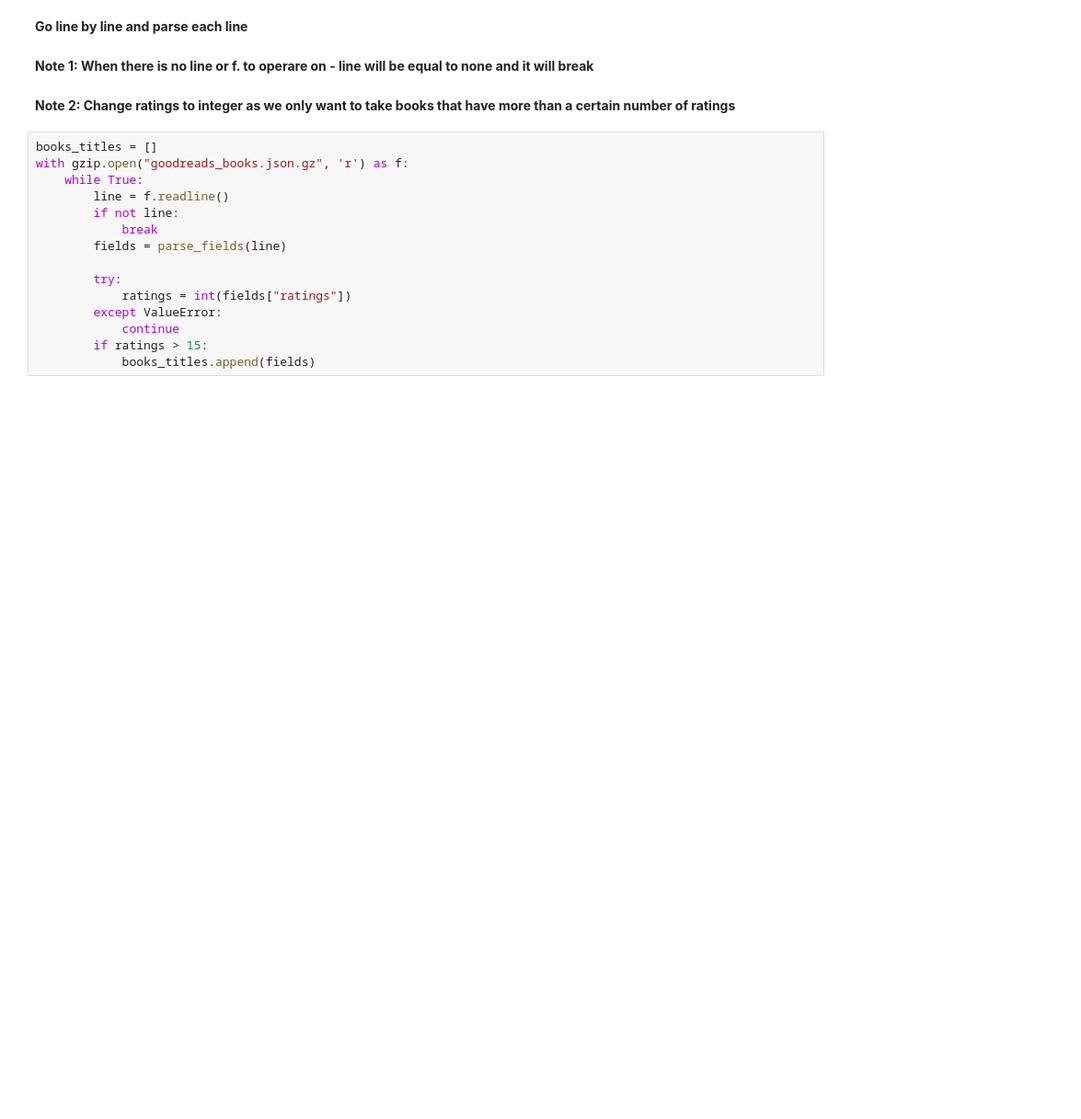
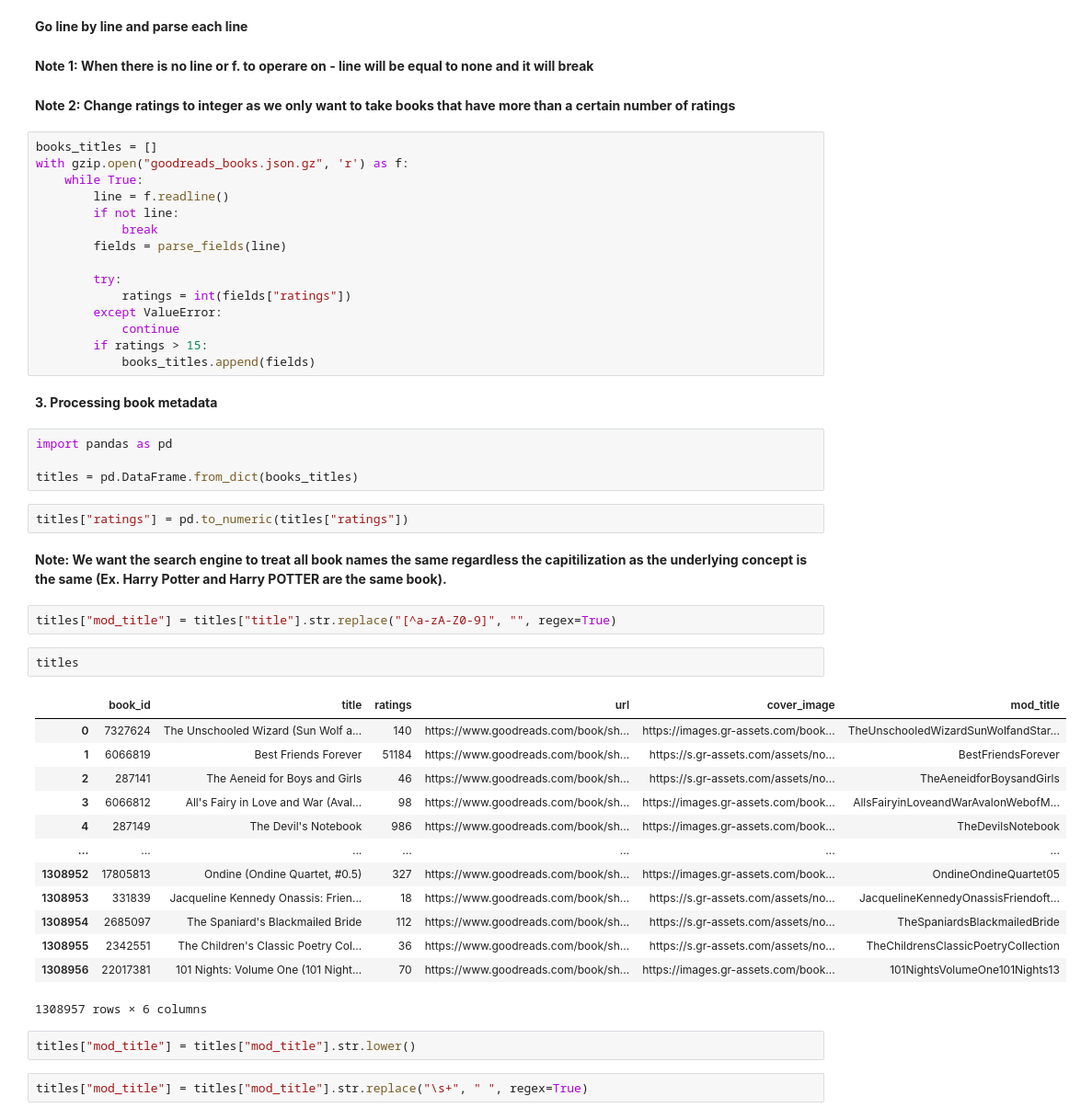
Before and after one commit to BritneyAgius/Book-Recommendation-System, a Jupyter notebook: Src/search.ipynb, the cells around one changed output. Shown at 92% size. Saved outputs shown, nothing was run; the diff lists cells and outputs as text; blank space fills up the shorter version.

Commit message:
3. Processing Book Metadata

```diff
--- a/Src/search.ipynb
+++ b/Src/search.ipynb
@@ -84,3 +84,35 @@ with gzip.open("goodreads_books.json.gz", 'r') as f:
             continue
         if ratings > 15:
             books_titles.append(fields)
+# %% [markdown]
+**3. Processing book metadata**
+# %%
+import pandas as pd
+
+titles = pd.DataFrame.from_dict(books_titles)
+# %%
+titles["ratings"] = pd.to_numeric(titles["ratings"])
+# %% [markdown]
+**Note: We want the search engine to treat all book names the same regardless the capitilization as the underlying concept is the same (Ex. Harry Potter and Harry POTTER are the same book).**
+# %%
+titles["mod_title"] = titles["title"].str.replace("[^a-zA-Z0-9]", "", regex=True)
+# %%
+titles
+# %% [output]
+|  | book_id | title | ratings | url | cover_image | mod_title |
+| 0 | 7327624 | The Unschooled Wizard (Sun Wolf a... | 140 | https://www.goodreads.com/book/sh... | https://images.gr-assets.com/book... | TheUnschooledWizardSunWolfandStar... |
+| 1 | 6066819 | Best Friends Forever | 51184 | https://www.goodreads.com/book/sh... | https://s.gr-assets.com/assets/no... | BestFriendsForever |
+| 2 | 287141 | The Aeneid for Boys and Girls | 46 | https://www.goodreads.com/book/sh... | https://s.gr-assets.com/assets/no... | TheAeneidforBoysandGirls |
+| 3 | 6066812 | All's Fairy in Love and War (Aval... | 98 | https://www.goodreads.com/book/sh... | https://images.gr-assets.com/book... | AllsFairyinLoveandWarAvalonWebofM... |
+| 4 | 287149 | The Devil's Notebook | 986 | https://www.goodreads.com/book/sh... | https://images.gr-assets.com/book... | TheDevilsNotebook |
+| ... | ... | ... | ... | ... | ... | ... |
+| 1308952 | 17805813 | Ondine (Ondine Quartet, #0.5) | 327 | https://www.goodreads.com/book/sh... | https://images.gr-assets.com/book... | OndineOndineQuartet05 |
+| 1308953 | 331839 | Jacqueline Kennedy Onassis: Frien... | 18 | https://www.goodreads.com/book/sh... | https://s.gr-assets.com/assets/no... | JacquelineKennedyOnassisFriendoft... |
+| 1308954 | 2685097 | The Spaniard's Blackmailed Bride | 112 | https://www.goodreads.com/book/sh... | https://s.gr-assets.com/assets/no... | TheSpaniardsBlackmailedBride |
+| 1308955 | 2342551 | The Children's Classic Poetry Col... | 36 | https://www.goodreads.com/book/sh... | https://s.gr-assets.com/assets/no... | TheChildrensClassicPoetryCollection |
+| 1308956 | 22017381 | 101 Nights: Volume One (101 Night... | 70 | https://www.goodreads.com/book/sh... | https://images.gr-assets.com/book... | 101NightsVolumeOne101Nights13 |
+1308957 rows × 6 columns
+# %%
+titles["mod_title"] = titles["mod_title"].str.lower()
+# %%
+titles["mod_title"] = titles["mod_title"].str.replace("\s+", " ", regex=True)
```
Also changed, not shown: parts of 12 cells of this notebook, 4 other files.
